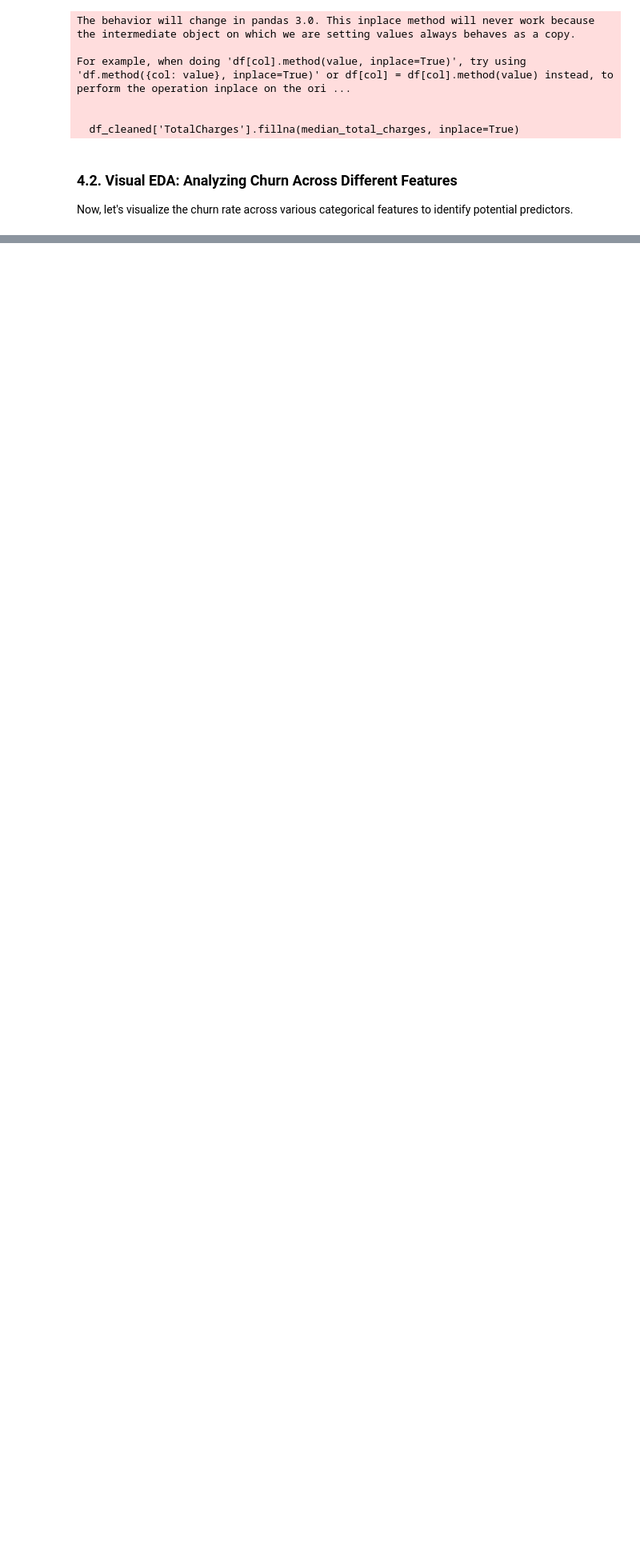
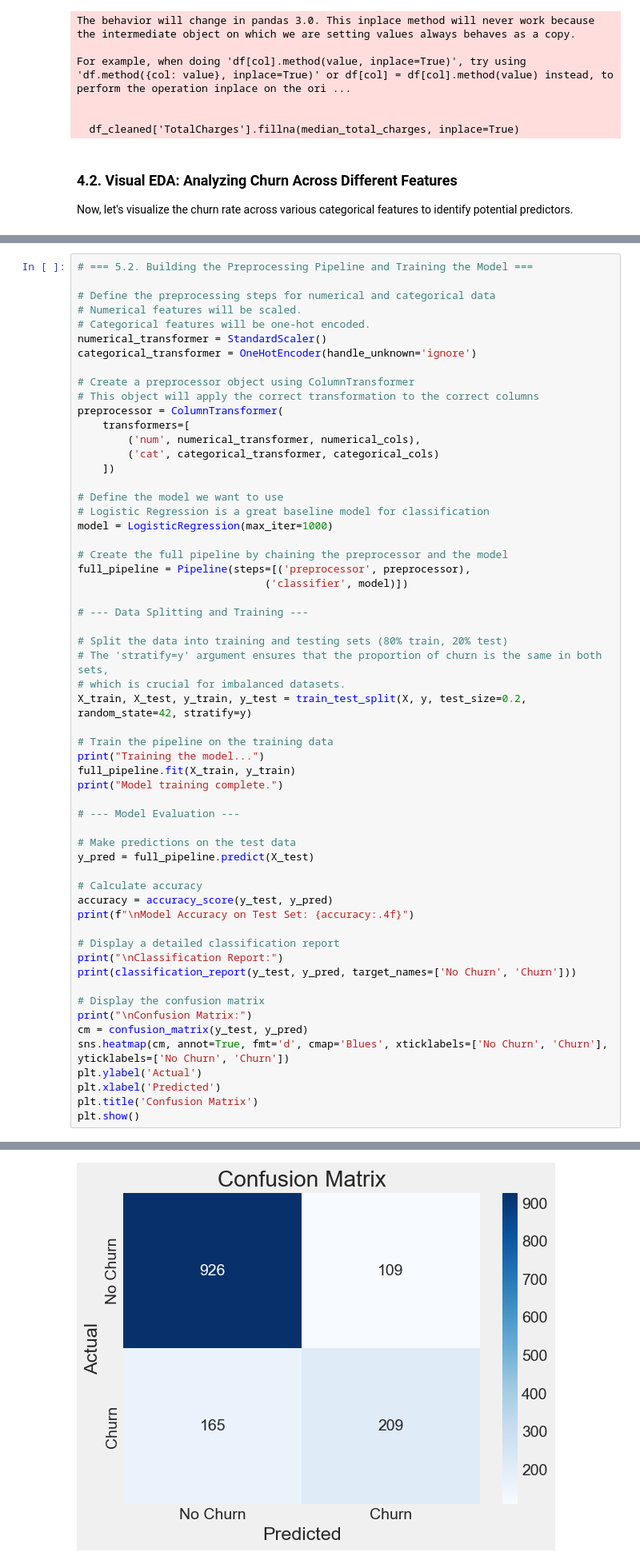
Before and after one commit to robervaca01/customer-churn-prediction, a Jupyter notebook: notebooks/01-Churn-Prediction-Model.ipynb, the cells around one changed output, grey strips where cells are left out. Shown: that part at 80% size. Saved outputs shown, nothing was run; the diff lists cells and outputs as text; blank space fills up the shorter version.

```diff
--- a/notebooks/01-Churn-Prediction-Model.ipynb
+++ b/notebooks/01-Churn-Prediction-Model.ipynb
@@ -187,0 +251,59 @@ plt.show()
+# %%
+# === 5.2. Building the Preprocessing Pipeline and Training the Model ===
+
+# Define the preprocessing steps for numerical and categorical data
+# Numerical features will be scaled.
+# Categorical features will be one-hot encoded.
+numerical_transformer = StandardScaler()
+categorical_transformer = OneHotEncoder(handle_unknown='ignore')
+
+# Create a preprocessor object using ColumnTransformer
+# This object will apply the correct transformation to the correct columns
+preprocessor = ColumnTransformer(
+    transformers=[
+        ('num', numerical_transformer, numerical_cols),
+        ('cat', categorical_transformer, categorical_cols)
+    ])
+
+# Define the model we want to use
+# Logistic Regression is a great baseline model for classification
+model = LogisticRegression(max_iter=1000)
+
+# Create the full pipeline by chaining the preprocessor and the model
+full_pipeline = Pipeline(steps=[('preprocessor', preprocessor),
+                              ('classifier', model)])
+
+# --- Data Splitting and Training ---
+
+# Split the data into training and testing sets (80% train, 20% test)
+# The 'stratify=y' argument ensures that the proportion of churn is the same in both sets,
+# which is crucial for imbalanced datasets.
+X_train, X_test, y_train, y_test = train_test_split(X, y, test_size=0.2, random_state=42, stratify=y)
+
+# Train the pipeline on the training data
+print("Training the model...")
+full_pipeline.fit(X_train, y_train)
+print("Model training complete.")
+
+# --- Model Evaluation ---
+
+# Make predictions on the test data
+y_pred = full_pipeline.predict(X_test)
+
+# Calculate accuracy
+accuracy = accuracy_score(y_test, y_pred)
+print(f"\nModel Accuracy on Test Set: {accuracy:.4f}")
+
+# Display a detailed classification report
+print("\nClassification Report:")
+print(classification_report(y_test, y_pred, target_names=['No Churn', 'Churn']))
+
+# Display the confusion matrix
+print("\nConfusion Matrix:")
+cm = confusion_matrix(y_test, y_pred)
+sns.heatmap(cm, annot=True, fmt='d', cmap='Blues', xticklabels=['No Churn', 'Churn'], yticklabels=['No Churn', 'Churn'])
+plt.ylabel('Actual')
+plt.xlabel('Predicted')
+plt.title('Confusion Matrix')
+plt.show()
+# %% [output]
@@ -187,0 +327 @@ plt.show()
+[figure, added]
```
Also changed, not shown: parts of 6 cells of this notebook.
